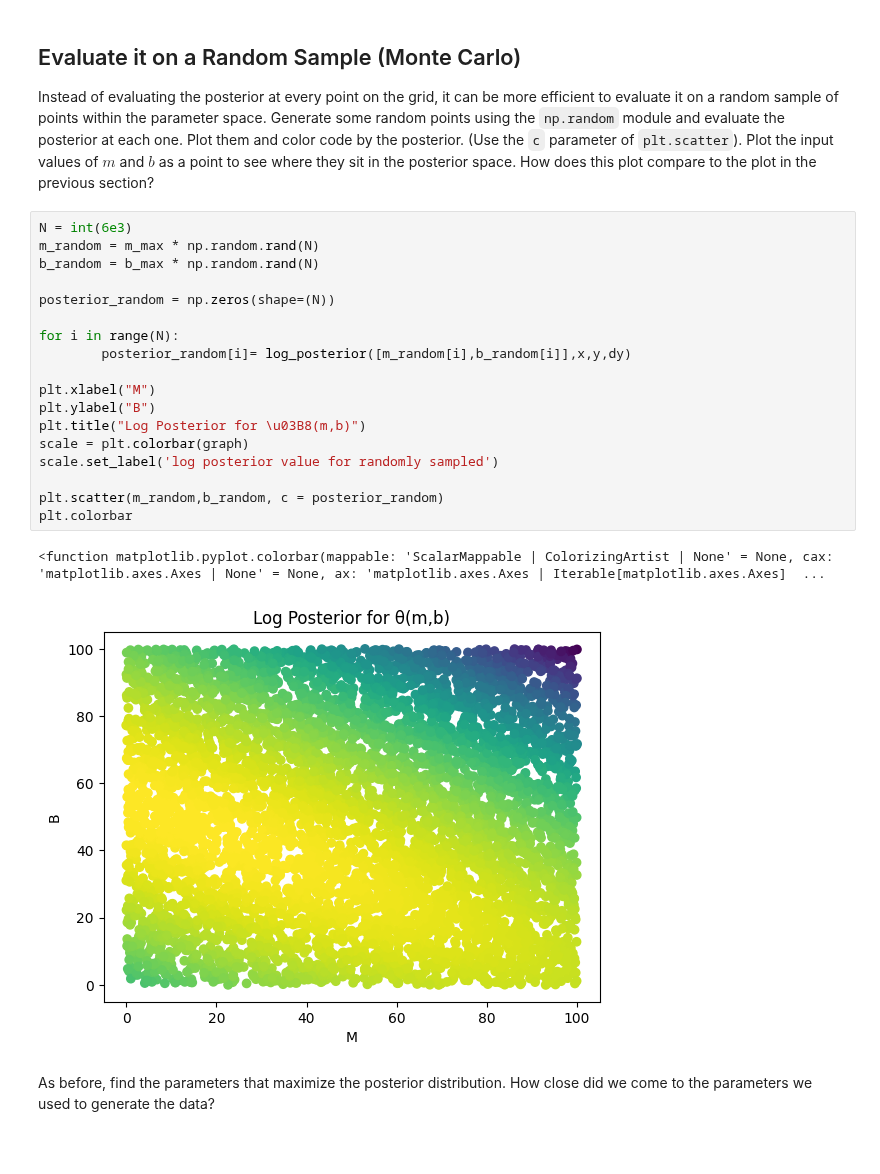
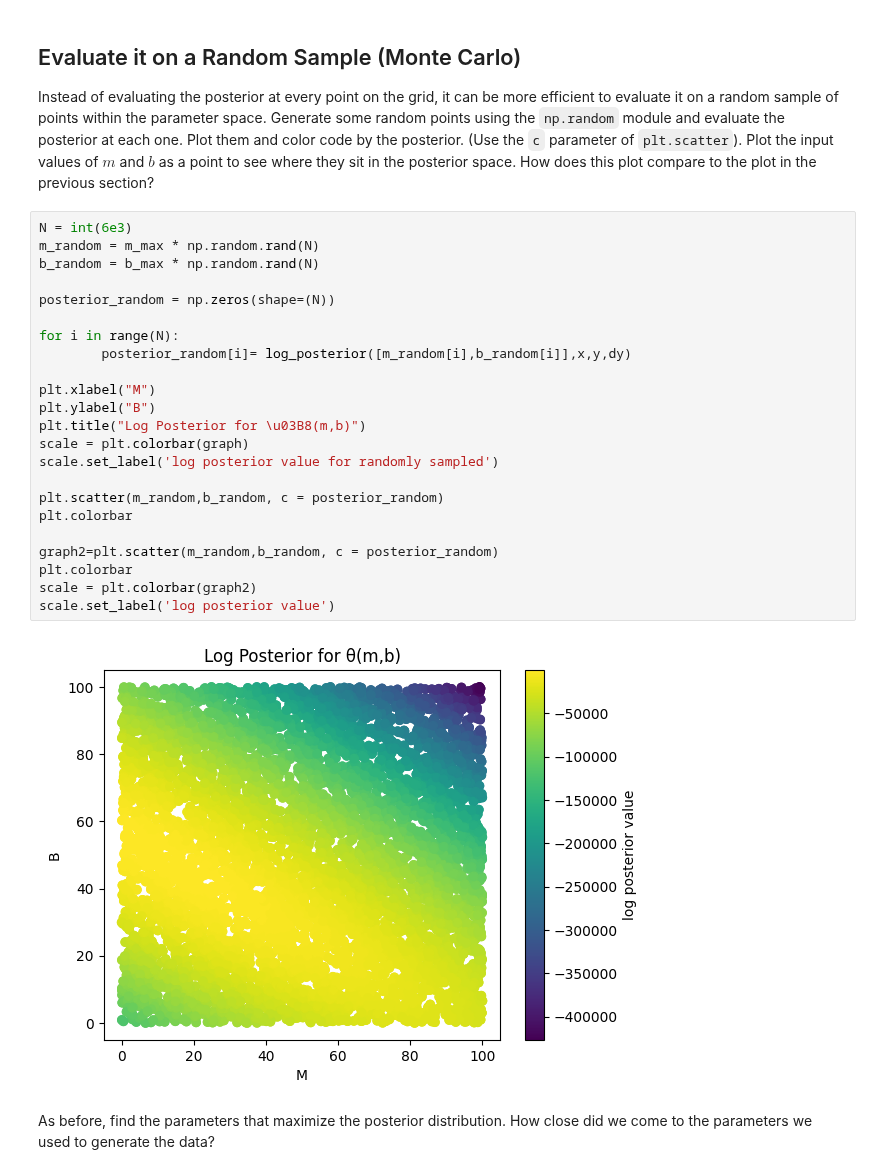
Before and after one commit to ASTR154/bayesian-statistics, a Jupyter notebook: monte_carlo_line_fitting.ipynb, the cells around one changed output. Saved outputs shown, nothing was run; the diff lists cells and outputs as text; blank space fills up the shorter version.

```diff
--- a/monte_carlo_line_fitting.ipynb
+++ b/monte_carlo_line_fitting.ipynb
@@ -202,24 +202,28 @@ Instead of evaluating the posterior at every point on the grid, it can be more e
 # %%
 N = int(6e3)
 m_random = m_max * np.random.rand(N)
 b_random = b_max * np.random.rand(N)
 
 posterior_random = np.zeros(shape=(N))
 
 for i in range(N):
         posterior_random[i]= log_posterior([m_random[i],b_random[i]],x,y,dy)
 
 plt.xlabel("M")
 plt.ylabel("B")
 plt.title("Log Posterior for \u03B8(m,b)")
 scale = plt.colorbar(graph)
 scale.set_label('log posterior value for randomly sampled')
 
 plt.scatter(m_random,b_random, c = posterior_random)
 plt.colorbar
+
+graph2=plt.scatter(m_random,b_random, c = posterior_random)
+plt.colorbar
+scale = plt.colorbar(graph2)
+scale.set_label('log posterior value')
 # %% [output]
-<function matplotlib.pyplot.colorbar(mappable: 'ScalarMappable | ColorizingArtist | None' = None, cax: 'matplotlib.axes.Axes | None' = None, ax: 'matplotlib.axes.Axes | Iterable[matplotlib.axes.Axes]  ...
-[figure, old version]
+[figure, new version]
 # %% [markdown]
 As before, find the parameters that maximize the posterior distribution. How close did we come to the parameters we used to generate the data?
 # %%
```
Also changed, not shown: parts of 6 cells of this notebook.
